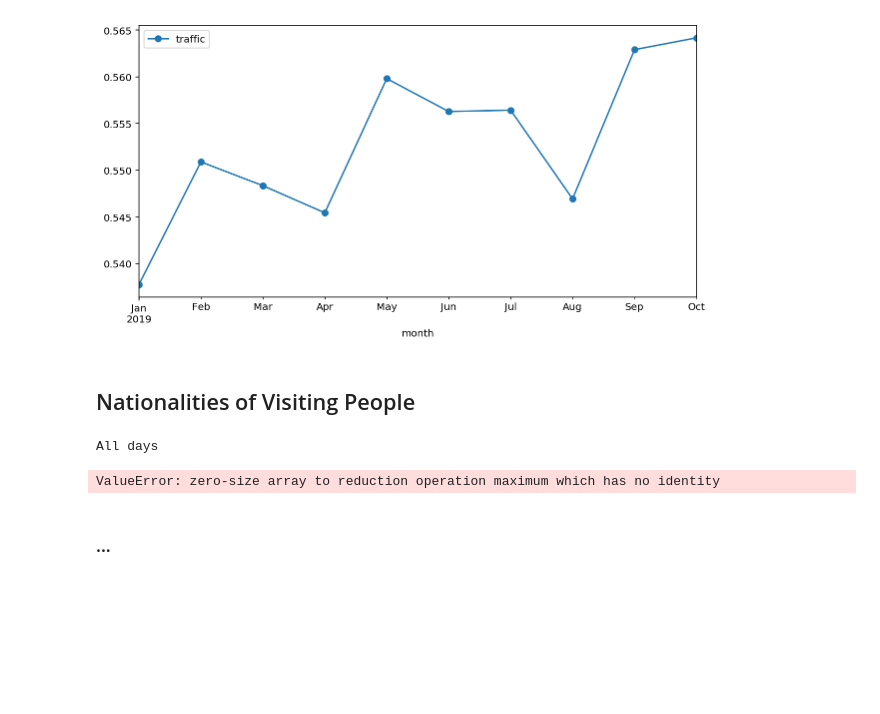
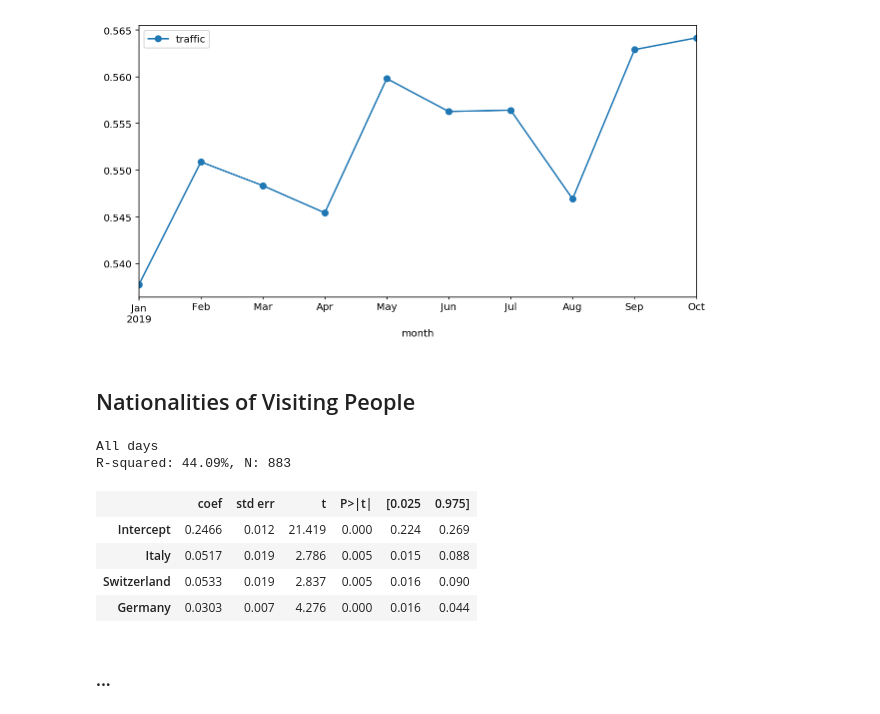
Before and after one commit to AlexandreBellas/USI-Hackathon-2019, a Jupyter notebook: data/analysis/Untitled.ipynb, the cells around one changed output. Saved outputs shown, nothing was run; the diff lists cells and outputs as text; code cells hidden in the pictures; blank space fills up the shorter version.

```diff
--- a/data/analysis/Untitled.ipynb
+++ b/data/analysis/Untitled.ipynb
@@ -29,7 +29,9 @@ tra[nat.columns] = nat
 tra = tra.reset_index().set_index(['fermata', 'weekend', 'date', 'hour'])
 
 peo = pd.read_csv("../analysis/people_total.csv", parse_dates=['date']).set_index(['date', 'hour'])
-tra = tra.reset_index().set_index(['date','hour'])
+tra = tra.reset_index()
+tra['hour'] = tra['hour'].astype(int)
+tra = tra.set_index(['date','hour'])
 tra[peo.columns] = peo
 tra = tra.reset_index().set_index(['fermata', 'weekend', 'date', 'hour'])
 # %%
@@ -44,12 +45,17 @@ for col in nat.columns:
     ds[col] = ds[col] / ds[col].std()
 # %%
 print('All days')
-reg = smf.ols(" traffic ~ Italy + Switzerland", ds.groupby(['date', 'hour']).mean()).fit()
+reg = smf.ols(" traffic ~ Italy + Switzerland + Germany", ds.groupby(['date', 'hour']).mean()).fit()
 print("R-squared: {0:1.2f}%, N: {1:1,.0f}".format(reg.rsquared*100, reg.nobs))
 reg.summary().tables[1]
 # %% [output]
 All days
+R-squared: 44.09%, N: 883
-ValueError: zero-size array to reduction operation maximum which has no identity
+|  | coef | std err | t | P>|t| | [0.025 | 0.975] |
+| Intercept | 0.2466 | 0.012 | 21.419 | 0.000 | 0.224 | 0.269 |
+| Italy | 0.0517 | 0.019 | 2.786 | 0.005 | 0.015 | 0.088 |
+| Switzerland | 0.0533 | 0.019 | 2.837 | 0.005 | 0.016 | 0.090 |
+| Germany | 0.0303 | 0.007 | 4.276 | 0.000 | 0.016 | 0.044 |
 # %% [markdown]
 ### ...
 # %%
```
Also changed, not shown: parts of 6 cells of this notebook.
